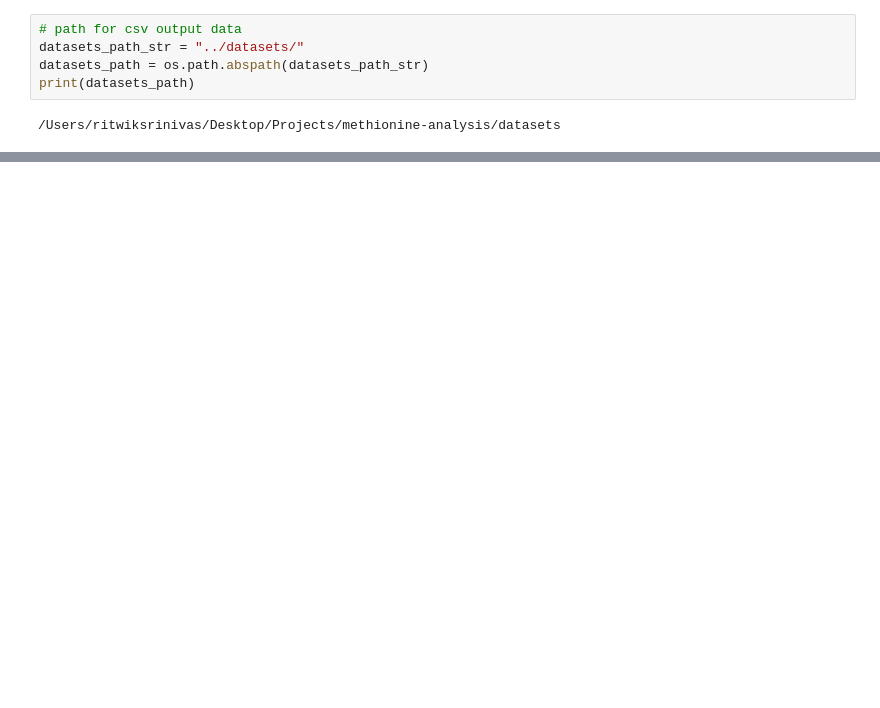
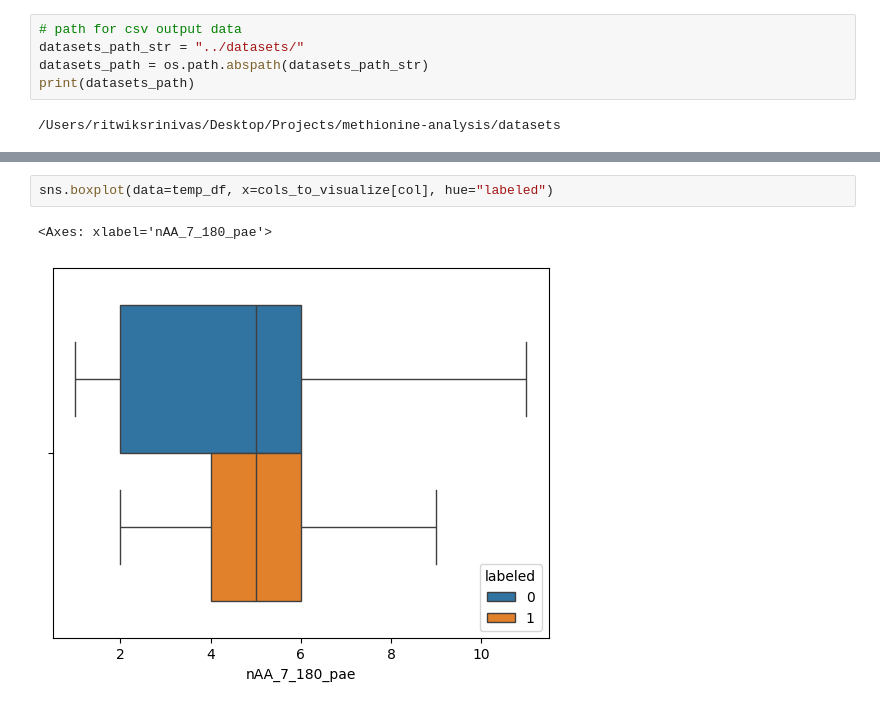
Before and after one commit to ritster/methionine-analysis, a Jupyter notebook: ritwik/ritwik-analysis-angel_annika.ipynb, the cells around one changed output, grey strips where cells are left out. Drawn from its saved outputs; the diff is of its cells as text; blank space fills up the shorter version.

```diff
--- a/ritwik/ritwik-analysis-angel_annika.ipynb
+++ b/ritwik/ritwik-analysis-angel_annika.ipynb
@@ -262,0 +424,5 @@ in_both = pd.merge(left=peptides_with_alphafold, right=mitocarta3_0_methionines_
+# %%
+sns.boxplot(data=temp_df, x=cols_to_visualize[col], hue="labeled")
+# %% [output]
+<Axes: xlabel='nAA_7_180_pae'>
+[figure, added]
```
Also changed, not shown: parts of 52 cells of this notebook, 4 other files.
